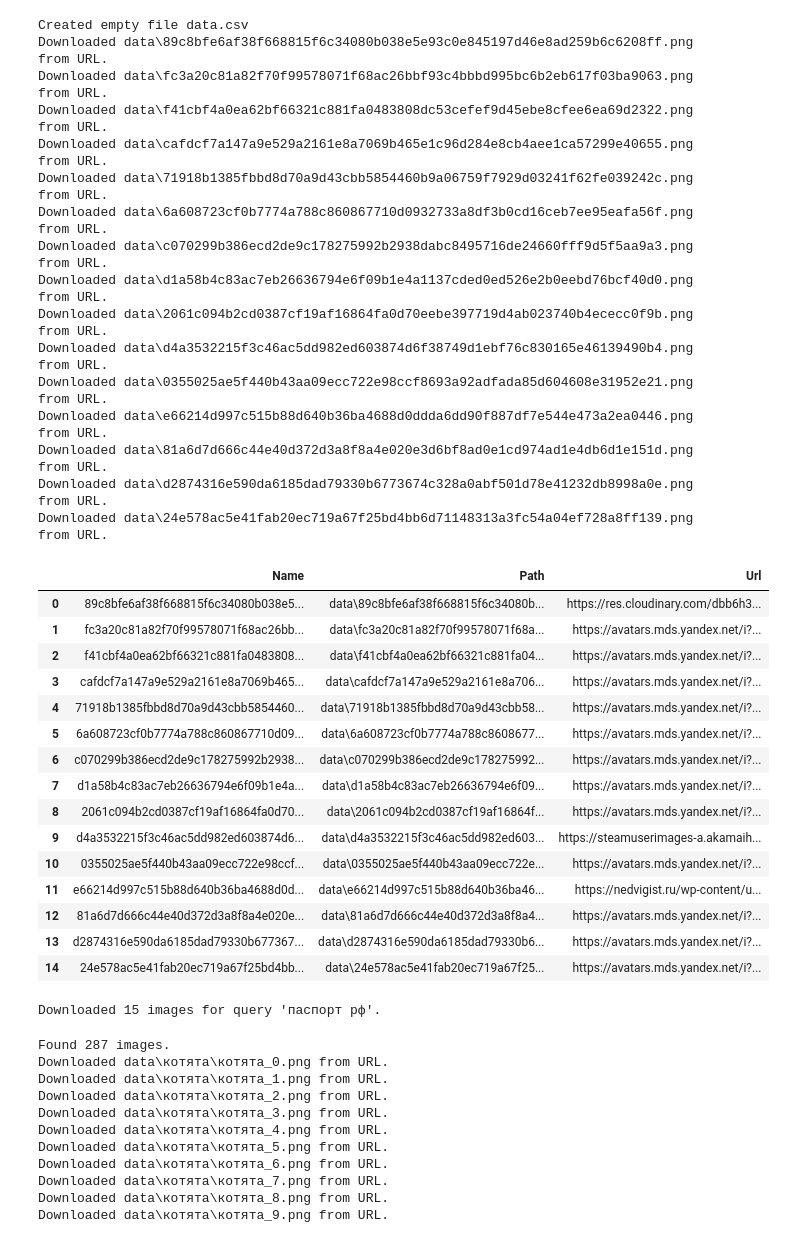
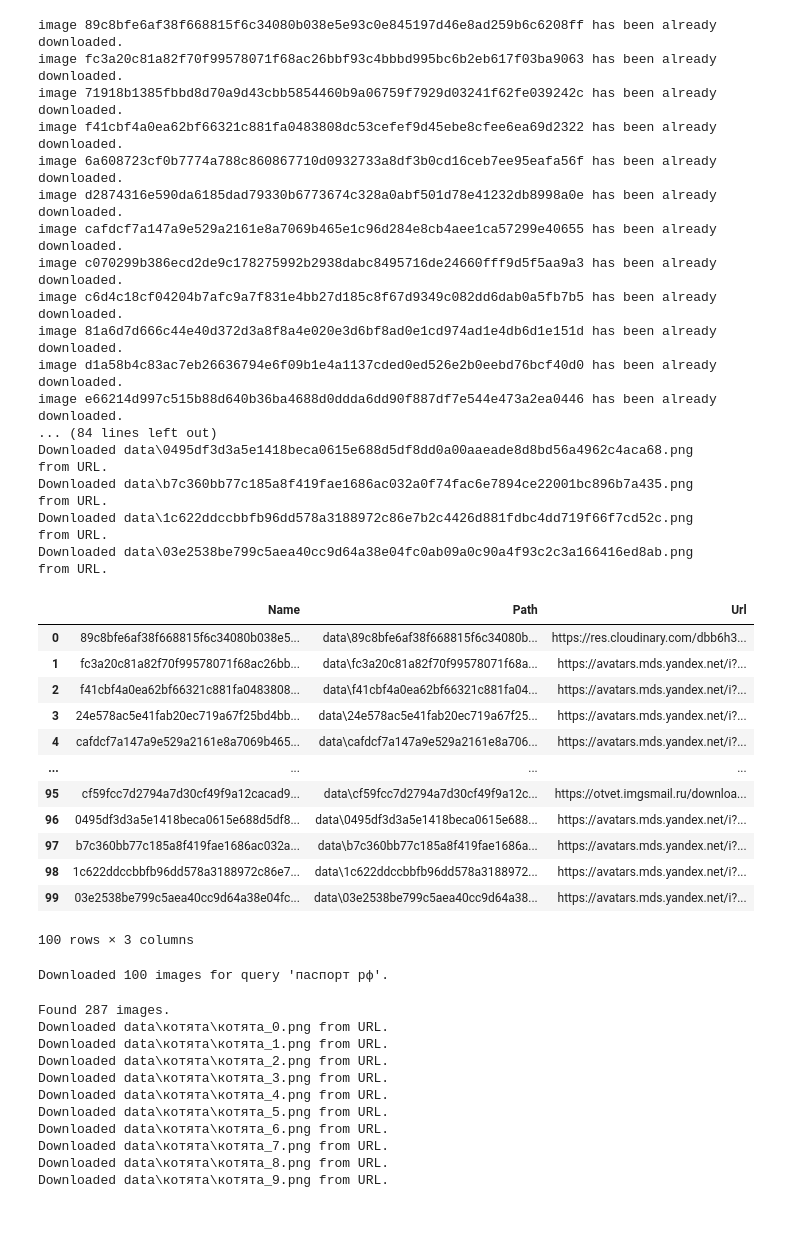
Before and after one commit to plaksych/PRP, a Jupyter notebook: scraper.ipynb, the cells around one changed output. Saved outputs shown, nothing was run; the diff lists cells and outputs as text; code cells hidden in the pictures.

Commit message:
fixed issues with scraper download request

```diff
--- a/scraper.ipynb
+++ b/scraper.ipynb
@@ -67,7 +67,7 @@ def download_images_from_yandex(query, num_images):
         return
 
     # Allow for scrolling to load more images
-    scrolls_needed = 5  # Number of scrolls to attempt
+    scrolls_needed = 10  # Number of scrolls to attempt
     for _ in range(scrolls_needed):
         driver.execute_script("window.scrollTo(0, document.body.scrollHeight);")
         time.sleep(1)  # Adjust as necessary for loading time
@@ -76,7 +76,7 @@ def download_images_from_yandex(query, num_images):
     count = 0
     while count < num_images:
         # Fetch the image elements again before processing
-        image_elements = driver.find_elements(By.CSS_SELECTOR, 'img.ContentImage-Image.ContentImage-Image_clickable')
+        image_elements = driver.find_elements(By.CSS_SELECTOR, 'img.ContentImage-Image.ContentImage-Image_clickable:not(.SearchRelatedGallery-Items img)')
 
         if not image_elements:  # If no more images are available, break
             print("No more images found.")
@@ -111,66 +111,64 @@ def download_images_from_yandex(query, num_images):
                         new_row = pd.DataFrame({'Name': [hashed_name], 'Path': [file_path], 'Url': [img_url]})
                         # print(f"Added new row: {new_row['Name']}")
                         df = pd.concat([df, new_row], ignore_index=True)
+                        df.to_csv('data.csv', index=False)
                     with open(file_path, 'wb') as f:
                         f.write(img_data)
                         print(f"Downloaded {file_path} from URL.")
                         count += 1
                 # Close the enlarged image to return to the search results
                 driver.back()
                 time.sleep(2)  # Allow time for the previous page to load again
             else:
                 print(f"image {hashed_name} has been already downloaded.")
                 count += 1
 
         except Exception as e:
             print(f"Error clicking on image or downloading: {e}")
             # Attempt to go back if there was an error
             try:
                 driver.back()
                 time.sleep(2)  # Allow time for the page to load again
             except Exception as inner_e:
                 print(f"Error navigating back: {inner_e}")
     display(df)
-    df.to_csv('data.csv', index=False)
     driver.quit()
     print(f"Downloaded {count} images for query '{query}'.")
 
 # Usage
-download_images_from_yandex("паспорт рф", 15)  # Adjust the keyword as needed
+download_images_from_yandex("паспорт рф", 100)  # Adjust the keyword as needed
 # %% [output]
-Created empty file data.csv
-Downloaded data\89c8bfe6af38f668815f6c34080b038e5e93c0e845197d46e8ad259b6c6208ff.png from URL.
-Downloaded data\fc3a20c81a82f70f99578071f68ac26bbf93c4bbbd995bc6b2eb617f03ba9063.png from URL.
-Downloaded data\f41cbf4a0ea62bf66321c881fa0483808dc53cefef9d45ebe8cfee6ea69d2322.png from URL.
-Downloaded data\cafdcf7a147a9e529a2161e8a7069b465e1c96d284e8cb4aee1ca57299e40655.png from URL.
-Downloaded data\71918b1385fbbd8d70a9d43cbb5854460b9a06759f7929d03241f62fe039242c.png from URL.
-Downloaded data\6a608723cf0b7774a788c860867710d0932733a8df3b0cd16ceb7ee95eafa56f.png from URL.
-Downloaded data\c070299b386ecd2de9c178275992b2938dabc8495716de24660fff9d5f5aa9a3.png from URL.
-Downloaded data\d1a58b4c83ac7eb26636794e6f09b1e4a1137cded0ed526e2b0eebd76bcf40d0.png from URL.
-Downloaded data\2061c094b2cd0387cf19af16864fa0d70eebe397719d4ab023740b4ececc0f9b.png from URL.
-Downloaded data\d4a3532215f3c46ac5dd982ed603874d6f38749d1ebf76c830165e46139490b4.png from URL.
-Downloaded data\0355025ae5f440b43aa09ecc722e98ccf8693a92adfada85d604608e31952e21.png from URL.
-Downloaded data\e66214d997c515b88d640b36ba4688d0ddda6dd90f887df7e544e473a2ea0446.png from URL.
-Downloaded data\81a6d7d666c44e40d372d3a8f8a4e020e3d6bf8ad0e1cd974ad1e4db6d1e151d.png from URL.
-Downloaded data\d2874316e590da6185dad79330b6773674c328a0abf501d78e41232db8998a0e.png from URL.
-Downloaded data\24e578ac5e41fab20ec719a67f25bd4bb6d71148313a3fc54a04ef728a8ff139.png from URL.
+image 89c8bfe6af38f668815f6c34080b038e5e93c0e845197d46e8ad259b6c6208ff has been already downloaded.
+image fc3a20c81a82f70f99578071f68ac26bbf93c4bbbd995bc6b2eb617f03ba9063 has been already downloaded.
+image 71918b1385fbbd8d70a9d43cbb5854460b9a06759f7929d03241f62fe039242c has been already downloaded.
+image f41cbf4a0ea62bf66321c881fa0483808dc53cefef9d45ebe8cfee6ea69d2322 has been already downloaded.
+image 6a608723cf0b7774a788c860867710d0932733a8df3b0cd16ceb7ee95eafa56f has been already downloaded.
+image d2874316e590da6185dad79330b6773674c328a0abf501d78e41232db8998a0e has been already downloaded.
+image cafdcf7a147a9e529a2161e8a7069b465e1c96d284e8cb4aee1ca57299e40655 has been already downloaded.
+image c070299b386ecd2de9c178275992b2938dabc8495716de24660fff9d5f5aa9a3 has been already downloaded.
+image c6d4c18cf04204b7afc9a7f831e4bb27d185c8f67d9349c082dd6dab0a5fb7b5 has been already downloaded.
+image 81a6d7d666c44e40d372d3a8f8a4e020e3d6bf8ad0e1cd974ad1e4db6d1e151d has been already downloaded.
+image d1a58b4c83ac7eb26636794e6f09b1e4a1137cded0ed526e2b0eebd76bcf40d0 has been already downloaded.
+image e66214d997c515b88d640b36ba4688d0ddda6dd90f887df7e544e473a2ea0446 has been already downloaded.
+... (84 lines left out)
+Downloaded data\0495df3d3a5e1418beca0615e688d5df8dd0a00aaeade8d8bd56a4962c4aca68.png from URL.
+Downloaded data\b7c360bb77c185a8f419fae1686ac032a0f74fac6e7894ce22001bc896b7a435.png from URL.
+Downloaded data\1c622ddccbbfb96dd578a3188972c86e7b2c4426d881fdbc4dd719f66f7cd52c.png from URL.
+Downloaded data\03e2538be799c5aea40cc9d64a38e04fc0ab09a0c90a4f93c2c3a166416ed8ab.png from URL.
 |  | Name | Path | Url |
 | 0 | 89c8bfe6af38f668815f6c34080b038e5... | data\89c8bfe6af38f668815f6c34080b... | https://res.cloudinary.com/dbb6h3... |
 | 1 | fc3a20c81a82f70f99578071f68ac26bb... | data\fc3a20c81a82f70f99578071f68a... | https://avatars.mds.yandex.net/i?... |
 | 2 | f41cbf4a0ea62bf66321c881fa0483808... | data\f41cbf4a0ea62bf66321c881fa04... | https://avatars.mds.yandex.net/i?... |
-| 3 | cafdcf7a147a9e529a2161e8a7069b465... | data\cafdcf7a147a9e529a2161e8a706... | https://avatars.mds.yandex.net/i?... |
-| 4 | 71918b1385fbbd8d70a9d43cbb5854460... | data\71918b1385fbbd8d70a9d43cbb58... | https://avatars.mds.yandex.net/i?... |
-| 5 | 6a608723cf0b7774a788c860867710d09... | data\6a608723cf0b7774a788c8608677... | https://avatars.mds.yandex.net/i?... |
-| 6 | c070299b386ecd2de9c178275992b2938... | data\c070299b386ecd2de9c178275992... | https://avatars.mds.yandex.net/i?... |
-| 7 | d1a58b4c83ac7eb26636794e6f09b1e4a... | data\d1a58b4c83ac7eb26636794e6f09... | https://avatars.mds.yandex.net/i?... |
-| 8 | 2061c094b2cd0387cf19af16864fa0d70... | data\2061c094b2cd0387cf19af16864f... | https://avatars.mds.yandex.net/i?... |
-| 9 | d4a3532215f3c46ac5dd982ed603874d6... | data\d4a3532215f3c46ac5dd982ed603... | https://steamuserimages-a.akamaih... |
-| 10 | 0355025ae5f440b43aa09ecc722e98ccf... | data\0355025ae5f440b43aa09ecc722e... | https://avatars.mds.yandex.net/i?... |
-| 11 | e66214d997c515b88d640b36ba4688d0d... | data\e66214d997c515b88d640b36ba46... | https://nedvigist.ru/wp-content/u... |
-| 12 | 81a6d7d666c44e40d372d3a8f8a4e020e... | data\81a6d7d666c44e40d372d3a8f8a4... | https://avatars.mds.yandex.net/i?... |
-| 13 | d2874316e590da6185dad79330b677367... | data\d2874316e590da6185dad79330b6... | https://avatars.mds.yandex.net/i?... |
-| 14 | 24e578ac5e41fab20ec719a67f25bd4bb... | data\24e578ac5e41fab20ec719a67f25... | https://avatars.mds.yandex.net/i?... |
+| 3 | 24e578ac5e41fab20ec719a67f25bd4bb... | data\24e578ac5e41fab20ec719a67f25... | https://avatars.mds.yandex.net/i?... |
+| 4 | cafdcf7a147a9e529a2161e8a7069b465... | data\cafdcf7a147a9e529a2161e8a706... | https://avatars.mds.yandex.net/i?... |
+| ... | ... | ... | ... |
+| 95 | cf59fcc7d2794a7d30cf49f9a12cacad9... | data\cf59fcc7d2794a7d30cf49f9a12c... | https://otvet.imgsmail.ru/downloa... |
+| 96 | 0495df3d3a5e1418beca0615e688d5df8... | data\0495df3d3a5e1418beca0615e688... | https://avatars.mds.yandex.net/i?... |
+| 97 | b7c360bb77c185a8f419fae1686ac032a... | data\b7c360bb77c185a8f419fae1686a... | https://avatars.mds.yandex.net/i?... |
+| 98 | 1c622ddccbbfb96dd578a3188972c86e7... | data\1c622ddccbbfb96dd578a3188972... | https://avatars.mds.yandex.net/i?... |
+| 99 | 03e2538be799c5aea40cc9d64a38e04fc... | data\03e2538be799c5aea40cc9d64a38... | https://avatars.mds.yandex.net/i?... |
-Downloaded 15 images for query 'паспорт рф'.
+100 rows × 3 columns
+Downloaded 100 images for query 'паспорт рф'.
 # %%
 # working download thumbnails option
 # SerpItem
```
